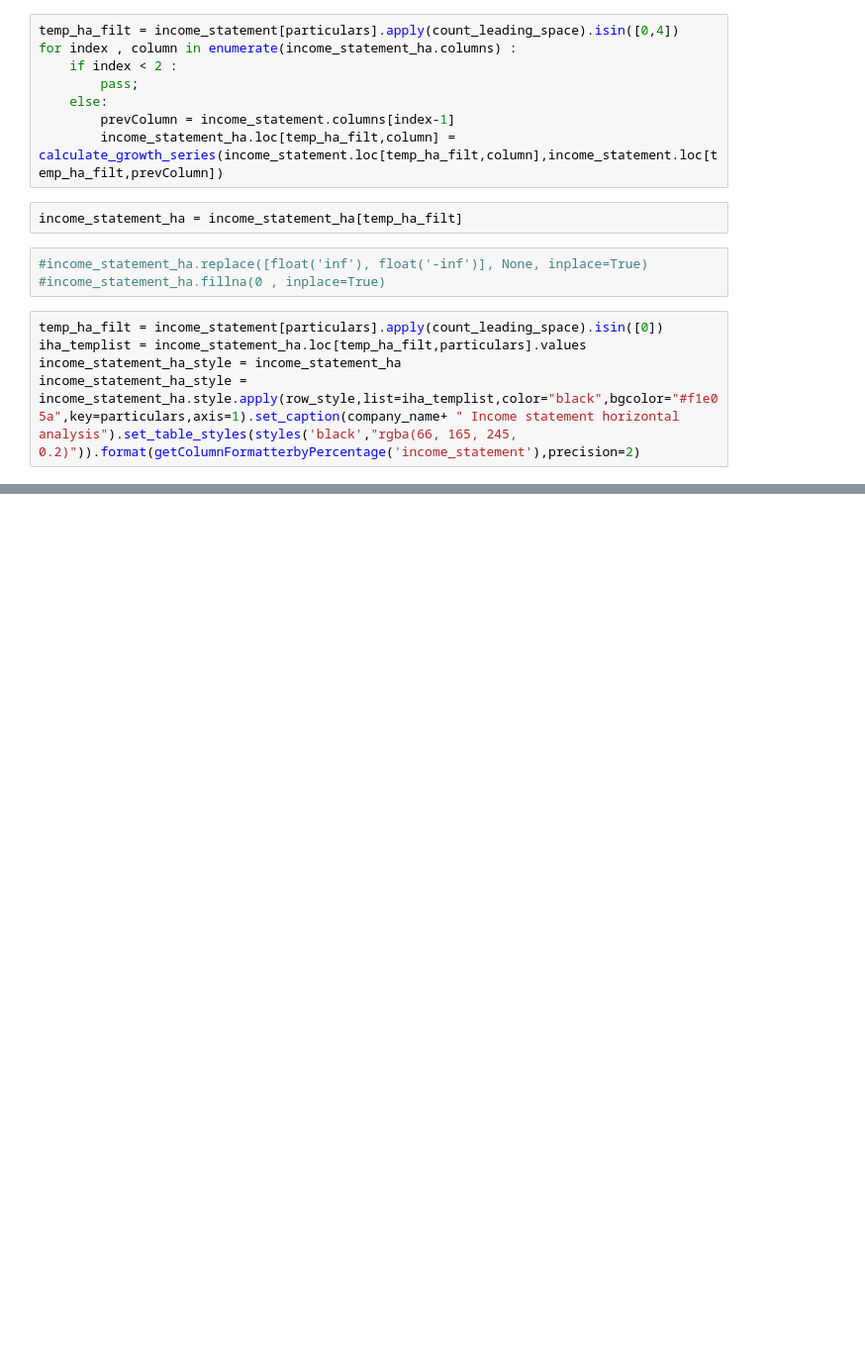
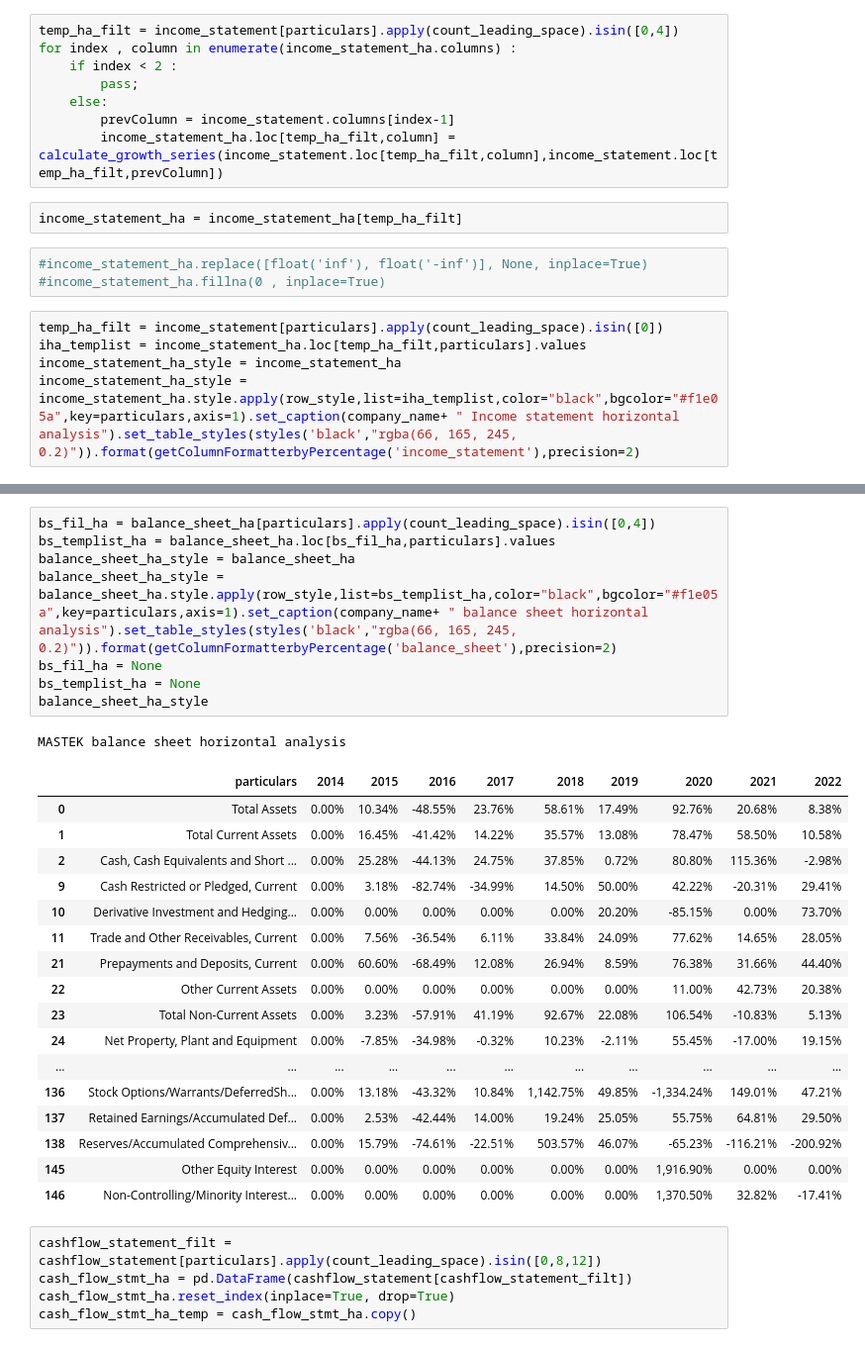
Before and after one commit to suraj49470/data-science, a Jupyter notebook: pandas-learnings/tcs-learning.ipynb, the cells around one changed output, grey strips where cells are left out. Shown at 99% size. Drawn from its saved outputs; the diff is of its cells as text; blank space fills up the shorter version.

```diff
--- a/pandas-learnings/tcs-learning.ipynb
+++ b/pandas-learnings/tcs-learning.ipynb
@@ -254,0 +271,32 @@ TVS Income statement horizontal analysis
+# %%
+bs_fil_ha = balance_sheet_ha[particulars].apply(count_leading_space).isin([0,4])
+bs_templist_ha = balance_sheet_ha.loc[bs_fil_ha,particulars].values
+balance_sheet_ha_style = balance_sheet_ha
+balance_sheet_ha_style = balance_sheet_ha.style.apply(row_style,list=bs_templist_ha,color="black",bgcolor="#f1e05a",key=particulars,axis=1).set_caption(company_name+ " balance sheet horizontal analysis").set_table_styles(styles('black',"rgba(66, 165, 245, 0.2)")).format(getColumnFormatterbyPercentage('balance_sheet'),precision=2)
+bs_fil_ha = None
+bs_templist_ha = None
+balance_sheet_ha_style
+# %% [output]
+MASTEK balance sheet horizontal analysis
+|  | particulars | 2014 | 2015 | 2016 | 2017 | 2018 | 2019 | 2020 | 2021 | 2022 |
+| 0 | Total Assets | 0.00% | 10.34% | -48.55% | 23.76% | 58.61% | 17.49% | 92.76% | 20.68% | 8.38% |
+| 1 | Total Current Assets | 0.00% | 16.45% | -41.42% | 14.22% | 35.57% | 13.08% | 78.47% | 58.50% | 10.58% |
+| 2 | Cash, Cash Equivalents and Short ... | 0.00% | 25.28% | -44.13% | 24.75% | 37.85% | 0.72% | 80.80% | 115.36% | -2.98% |
+| 9 | Cash Restricted or Pledged, Current | 0.00% | 3.18% | -82.74% | -34.99% | 14.50% | 50.00% | 42.22% | -20.31% | 29.41% |
+| 10 | Derivative Investment and Hedging... | 0.00% | 0.00% | 0.00% | 0.00% | 0.00% | 20.20% | -85.15% | 0.00% | 73.70% |
+| 11 | Trade and Other Receivables, Current | 0.00% | 7.56% | -36.54% | 6.11% | 33.84% | 24.09% | 77.62% | 14.65% | 28.05% |
+| 21 | Prepayments and Deposits, Current | 0.00% | 60.60% | -68.49% | 12.08% | 26.94% | 8.59% | 76.38% | 31.66% | 44.40% |
+| 22 | Other Current Assets | 0.00% | 0.00% | 0.00% | 0.00% | 0.00% | 0.00% | 11.00% | 42.73% | 20.38% |
+| 23 | Total Non-Current Assets | 0.00% | 3.23% | -57.91% | 41.19% | 92.67% | 22.08% | 106.54% | -10.83% | 5.13% |
+| 24 | Net Property, Plant and Equipment | 0.00% | -7.85% | -34.98% | -0.32% | 10.23% | -2.11% | 55.45% | -17.00% | 19.15% |
+| ... | ... | ... | ... | ... | ... | ... | ... | ... | ... | ... |
+| 136 | Stock Options/Warrants/DeferredSh... | 0.00% | 13.18% | -43.32% | 10.84% | 1,142.75% | 49.85% | -1,334.24% | 149.01% | 47.21% |
+| 137 | Retained Earnings/Accumulated Def... | 0.00% | 2.53% | -42.44% | 14.00% | 19.24% | 25.05% | 55.75% | 64.81% | 29.50% |
+| 138 | Reserves/Accumulated Comprehensiv... | 0.00% | 15.79% | -74.61% | -22.51% | 503.57% | 46.07% | -65.23% | -116.21% | -200.92% |
+| 145 | Other Equity Interest | 0.00% | 0.00% | 0.00% | 0.00% | 0.00% | 0.00% | 1,916.90% | 0.00% | 0.00% |
+| 146 | Non-Controlling/Minority Interest... | 0.00% | 0.00% | 0.00% | 0.00% | 0.00% | 0.00% | 1,370.50% | 32.82% | -17.41% |
+# %%
+cashflow_statement_filt = cashflow_statement[particulars].apply(count_leading_space).isin([0,8,12])
+cash_flow_stmt_ha = pd.DataFrame(cashflow_statement[cashflow_statement_filt])
+cash_flow_stmt_ha.reset_index(inplace=True, drop=True)
+cash_flow_stmt_ha_temp = cash_flow_stmt_ha.copy()
```
Also changed, not shown: parts of 13 cells of this notebook, 1 other file.
